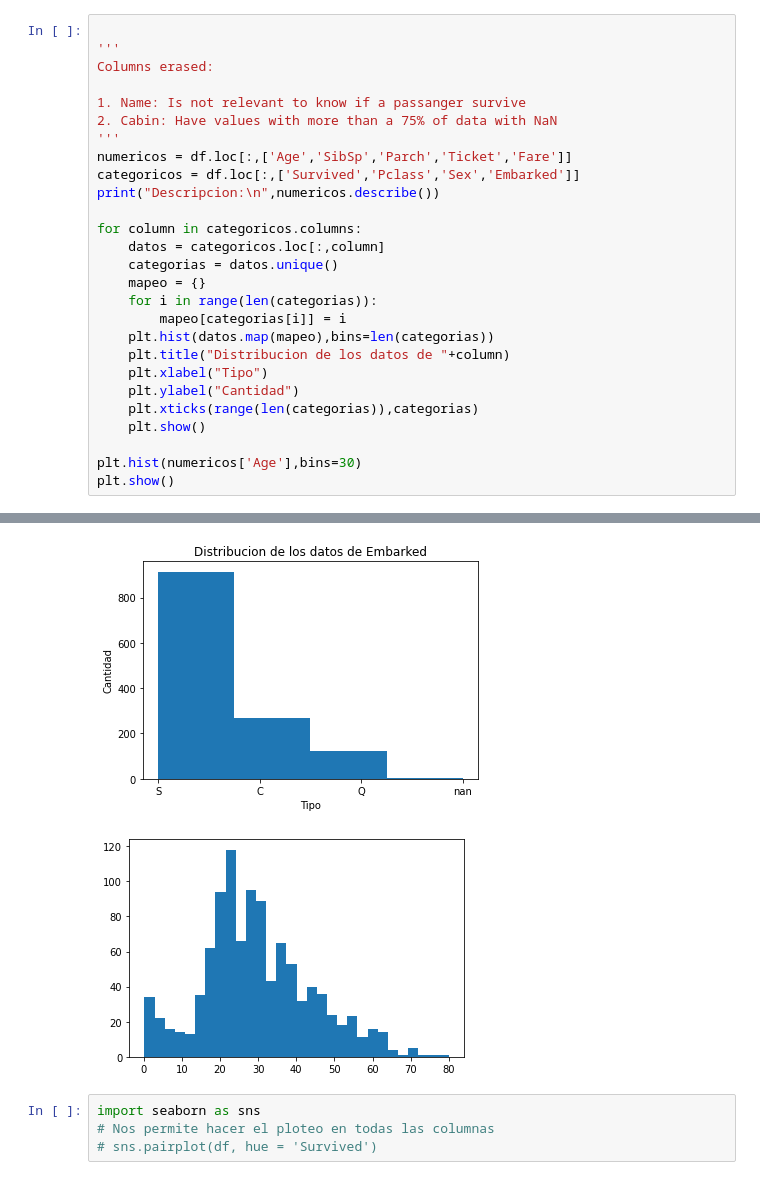
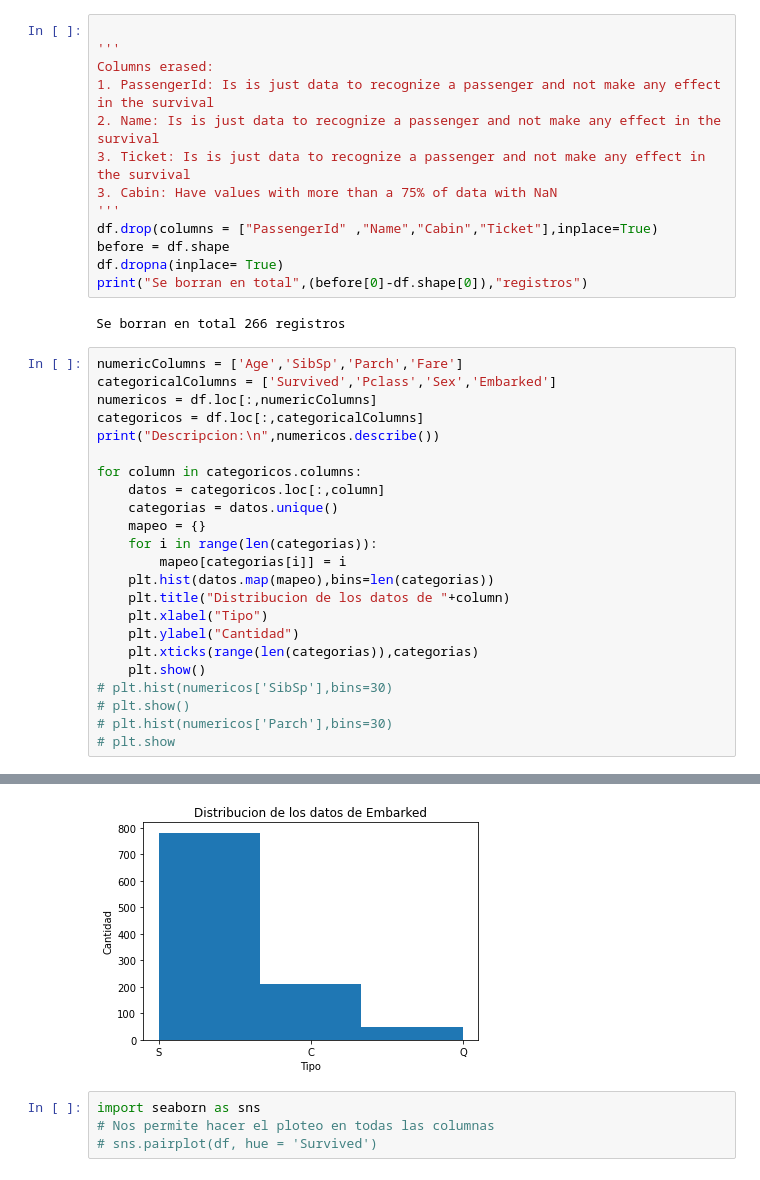
Before and after one commit to jotajota15/MachineLearning, a Jupyter notebook: PCA/Codigo.ipynb, the cells around one changed output, grey strips where cells are left out. Cells and saved outputs as stored; diff of their text form.

Commit message:
Issues #1 and #2 Finished, and its is made part 1 to 6  on issues #3 with some problems that have to be solved.

```diff
--- a/PCA/Codigo.ipynb
+++ b/PCA/Codigo.ipynb
@@ -32,13 +33,23 @@ dtype: int64
+# %%
+
+'''
+Columns erased:
+1. PassengerId: Is is just data to recognize a passenger and not make any effect in the survival
+2. Name: Is is just data to recognize a passenger and not make any effect in the survival
+3. Ticket: Is is just data to recognize a passenger and not make any effect in the survival
+3. Cabin: Have values with more than a 75% of data with NaN
+'''
+df.drop(columns = ["PassengerId" ,"Name","Cabin","Ticket"],inplace=True)
+before = df.shape
+df.dropna(inplace= True)
+print("Se borran en total",(before[0]-df.shape[0]),"registros")
+# %% [output]
+Se borran en total 266 registros
 # %%
-
-'''
-Columns erased:
-
-1. Name: Is not relevant to know if a passanger survive
-2. Cabin: Have values with more than a 75% of data with NaN
-'''
-numericos = df.loc[:,['Age','SibSp','Parch','Ticket','Fare']]
-categoricos = df.loc[:,['Survived','Pclass','Sex','Embarked']]
+numericColumns = ['Age','SibSp','Parch','Fare']
+categoricalColumns = ['Survived','Pclass','Sex','Embarked']
+numericos = df.loc[:,numericColumns]
+categoricos = df.loc[:,categoricalColumns]
 print("Descripcion:\n",numericos.describe())
 
 for column in categoricos.columns:
@@ -53,9 +64,10 @@ for column in categoricos.columns:
 	plt.ylabel("Cantidad")
 	plt.xticks(range(len(categorias)),categorias)
 	plt.show()
-
-plt.hist(numericos['Age'],bins=30)
-plt.show()
+# plt.hist(numericos['SibSp'],bins=30)
+# plt.show()
+# plt.hist(numericos['Parch'],bins=30)
+# plt.show
 # %% [output]
 Descripcion:
                 Age        SibSp        Parch         Fare
@@ -73,5 +85,4 @@ max      80.000000     8.000000     9.000000   512.329200
-[figure, old version]
+[figure, new version]
-[figure, removed]
 # %%
 import seaborn as sns
 # Nos permite hacer el ploteo en todas las columnas
```
Also changed, not shown: parts of 9 cells of this notebook.
